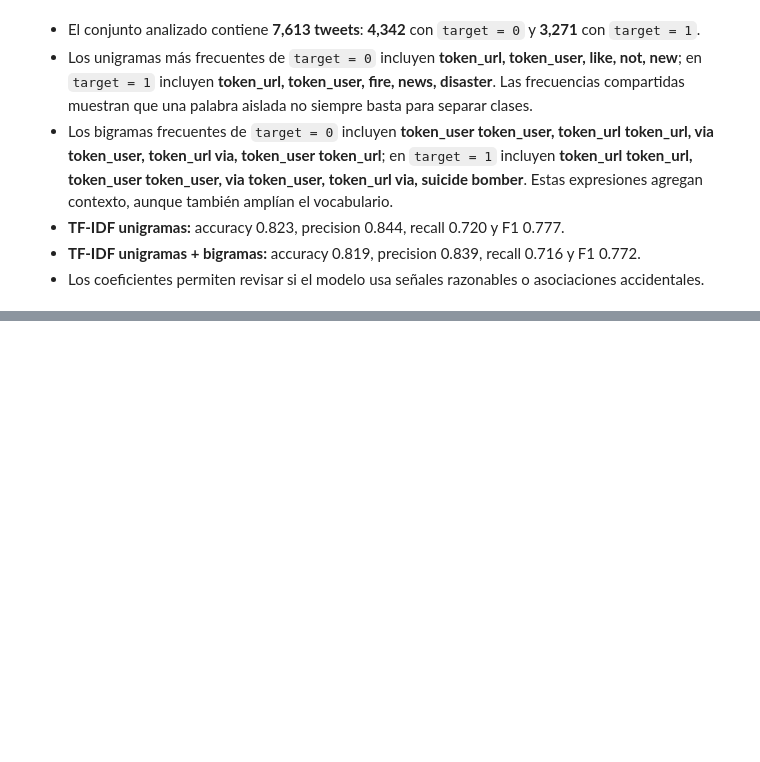
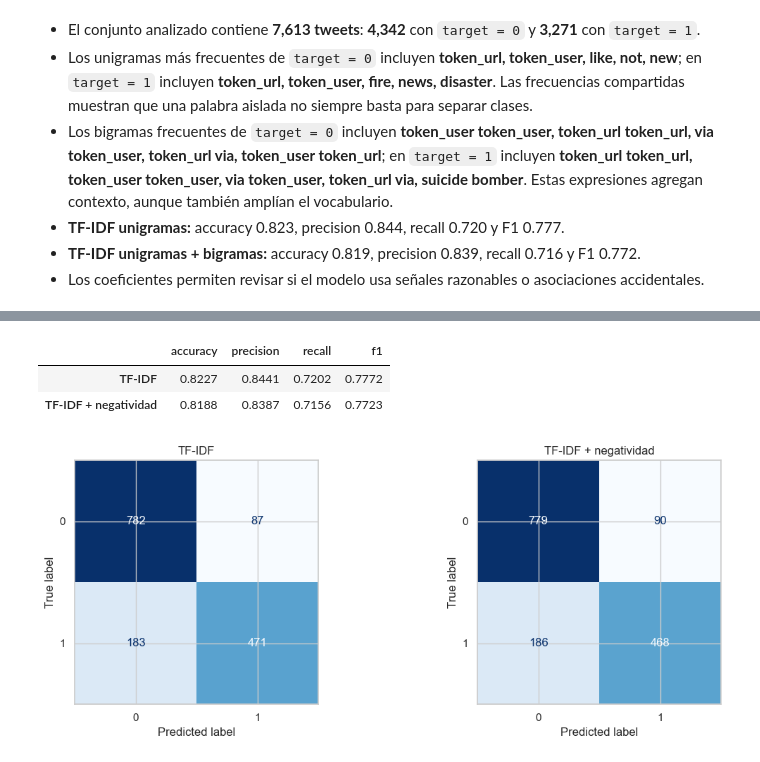
Before and after one commit to nadissa1508/CC3084-Lab5, a Jupyter notebook: notebooks/01_exploracion_clasificacion_tweets.ipynb, the cells around one changed output, grey strips where cells are left out. Saved outputs shown, nothing was run; the diff lists cells and outputs as text; code cells hidden in the pictures; blank space fills up the shorter version.

```diff
--- a/notebooks/01_exploracion_clasificacion_tweets.ipynb
+++ b/notebooks/01_exploracion_clasificacion_tweets.ipynb
@@ -637,0 +1028,42 @@ display(Markdown(f"""
+# %%
+final_variants = {}
+final_test_results = {}
+for include_negativity in (False, True):
+    variant = build_final_pipeline(
+        selected_classifier,
+        ngram_range=selected_ngram_range,
+        include_negativity=include_negativity,
+    )
+    variant.fit(x_train_final, y_train_final)
+    final_variants[include_negativity] = variant
+    final_test_results[include_negativity] = evaluate_model(
+        variant, x_test_final, y_test_final
+    )
+
+test_metrics = pd.DataFrame({
+    ("TF-IDF + negatividad" if include else "TF-IDF"): {
+        metric: result[metric]
+        for metric in ["accuracy", "precision", "recall", "f1"]
+    }
+    for include, result in final_test_results.items()
+}).T
+display(test_metrics.style.format("{:.4f}"))
+
+final_model = final_variants[use_negativity_final]
+final_evaluation = final_test_results[use_negativity_final]
+
+fig, axes = plt.subplots(1, 2, figsize=(12, 4.5))
+for ax, include in zip(axes, (False, True)):
+    title = "TF-IDF + negatividad" if include else "TF-IDF"
+    ConfusionMatrixDisplay(
+        final_test_results[include]["confusion_matrix"],
+        display_labels=[0, 1],
+    ).plot(ax=ax, cmap="Blues", colorbar=False)
+    ax.set_title(title)
+plt.tight_layout()
+plt.show()
+# %% [output]
+|  | accuracy | precision | recall | f1 |
+| TF-IDF | 0.8227 | 0.8441 | 0.7202 | 0.7772 |
+| TF-IDF + negatividad | 0.8188 | 0.8387 | 0.7156 | 0.7723 |
+[figure, added]
```
Also changed, not shown: parts of 26 cells of this notebook.
